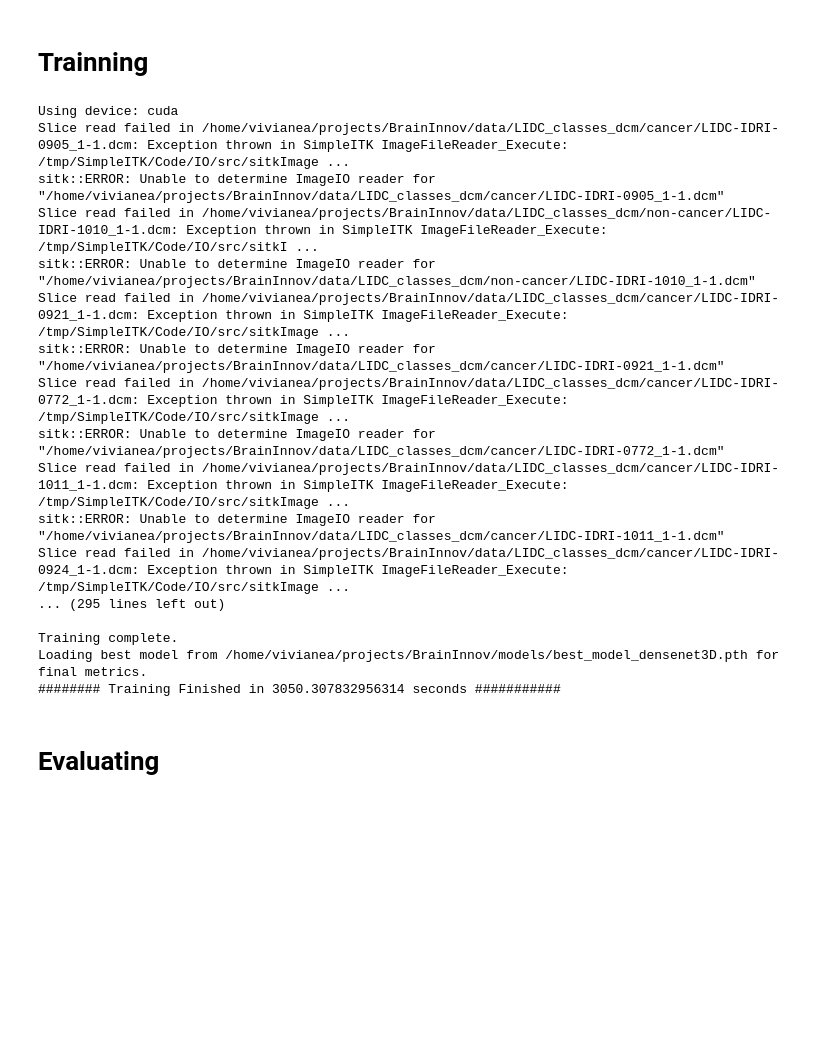
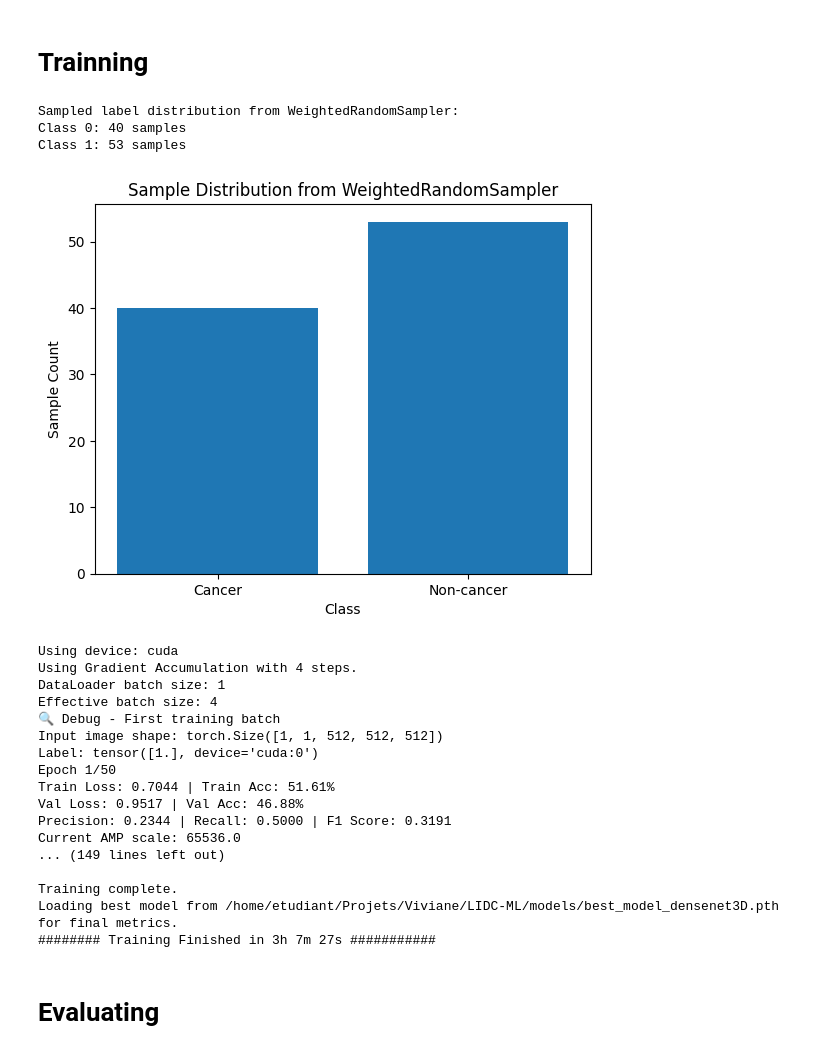
Before and after one commit to vivialves/lidc_ml, a Jupyter notebook: notebooks_3D/densenet_V1_full_3D.ipynb, the cells around one changed output. Saved outputs shown, nothing was run; the diff lists cells and outputs as text; code cells hidden in the pictures; blank space fills up the shorter version.

```diff
--- a/notebooks_3D/densenet_V1_full_3D.ipynb
+++ b/notebooks_3D/densenet_V1_full_3D.ipynb
@@ -326,6 +372,37 @@ Estimated Total Size (MB): 843.67
 ====================================================================================================
 # %% [markdown]
 # Trainning
+# %%
+from collections import Counter
+import matplotlib.pyplot as plt
+
+# Collect labels from one full pass through the train_loader
+sampled_labels = []
+
+for i, (img, label) in enumerate(train_loader):
+    sampled_labels.extend(label.cpu().numpy().astype(int))  # Convert to int (0 or 1)
+    if i >= len(train_loader):  # Only loop once through the loader
+        break
+
+# Count label occurrences
+label_counts = Counter(sampled_labels)
+
+# Print result
+print("Sampled label distribution from WeightedRandomSampler:")
+for label in sorted(label_counts.keys()):
+    print(f"Class {label}: {label_counts[label]} samples")
+
+# Optional: plot
+plt.bar(label_counts.keys(), label_counts.values(), tick_label=["Non-cancer", "Cancer"])
+plt.xlabel("Class")
+plt.ylabel("Sample Count")
+plt.title("Sample Distribution from WeightedRandomSampler")
+plt.show()
+# %% [output]
+Sampled label distribution from WeightedRandomSampler:
+Class 0: 40 samples
+Class 1: 53 samples
+[figure, added]
 # %%
 def train_model(model, train_loader, val_loader, criterion, optimizer, num_epochs, num_classes, patience, path_model):
     train_losses = []
@@ -461,28 +618,32 @@ def train_model(model, train_loader, val_loader, criterion, optimizer, num_epoch
 # %%
 t1 = time.time()
 print(f"Using device: {device}")
-train_losses, val_losses, train_accuracies, val_accuracies, conf_matrix = train_model(
+train_losses, val_losses, train_accuracies, val_accuracies, conf_matrix, final_conf_matrix = train_model(
     model, train_loader, val_loader, criterion, optimizer, num_epochs=EPOCHS, num_classes=NUM_CLASSES, patience=PATIENCE_COUNTER, path_model=PATH_MODEL)
 
-print("######## Training Finished in {} seconds ###########".format(time.time()-t1))
+elapsed = time.time() - t1
+hours, rem = divmod(elapsed, 3600)
+minutes, seconds = divmod(rem, 60)
+
+print(f"######## Training Finished in {int(hours)}h {int(minutes)}m {int(seconds)}s ###########")
 # %% [output]
 Using device: cuda
-Slice read failed in /home/vivianea/projects/BrainInnov/data/LIDC_classes_dcm/cancer/LIDC-IDRI-0905_1-1.dcm: Exception thrown in SimpleITK ImageFileReader_Execute: /tmp/SimpleITK/Code/IO/src/sitkImage ...
-sitk::ERROR: Unable to determine ImageIO reader for "/home/vivianea/projects/BrainInnov/data/LIDC_classes_dcm/cancer/LIDC-IDRI-0905_1-1.dcm"
-Slice read failed in /home/vivianea/projects/BrainInnov/data/LIDC_classes_dcm/non-cancer/LIDC-IDRI-1010_1-1.dcm: Exception thrown in SimpleITK ImageFileReader_Execute: /tmp/SimpleITK/Code/IO/src/sitkI ...
-sitk::ERROR: Unable to determine ImageIO reader for "/home/vivianea/projects/BrainInnov/data/LIDC_classes_dcm/non-cancer/LIDC-IDRI-1010_1-1.dcm"
-Slice read failed in /home/vivianea/projects/BrainInnov/data/LIDC_classes_dcm/cancer/LIDC-IDRI-0921_1-1.dcm: Exception thrown in SimpleITK ImageFileReader_Execute: /tmp/SimpleITK/Code/IO/src/sitkImage ...
-sitk::ERROR: Unable to determine ImageIO reader for "/home/vivianea/projects/BrainInnov/data/LIDC_classes_dcm/cancer/LIDC-IDRI-0921_1-1.dcm"
-Slice read failed in /home/vivianea/projects/BrainInnov/data/LIDC_classes_dcm/cancer/LIDC-IDRI-0772_1-1.dcm: Exception thrown in SimpleITK ImageFileReader_Execute: /tmp/SimpleITK/Code/IO/src/sitkImage ...
-sitk::ERROR: Unable to determine ImageIO reader for "/home/vivianea/projects/BrainInnov/data/LIDC_classes_dcm/cancer/LIDC-IDRI-0772_1-1.dcm"
-Slice read failed in /home/vivianea/projects/BrainInnov/data/LIDC_classes_dcm/cancer/LIDC-IDRI-1011_1-1.dcm: Exception thrown in SimpleITK ImageFileReader_Execute: /tmp/SimpleITK/Code/IO/src/sitkImage ...
-sitk::ERROR: Unable to determine ImageIO reader for "/home/vivianea/projects/BrainInnov/data/LIDC_classes_dcm/cancer/LIDC-IDRI-1011_1-1.dcm"
-Slice read failed in /home/vivianea/projects/BrainInnov/data/LIDC_classes_dcm/cancer/LIDC-IDRI-0924_1-1.dcm: Exception thrown in SimpleITK ImageFileReader_Execute: /tmp/SimpleITK/Code/IO/src/sitkImage ...
-... (295 lines left out)
+Using Gradient Accumulation with 4 steps.
+DataLoader batch size: 1
+Effective batch size: 4
+🔍 Debug - First training batch
+Input image shape: torch.Size([1, 1, 512, 512, 512])
+Label: tensor([1.], device='cuda:0')
+Epoch 1/50
+Train Loss: 0.7044 | Train Acc: 51.61%
+Val Loss: 0.9517 | Val Acc: 46.88%
+Precision: 0.2344 | Recall: 0.5000 | F1 Score: 0.3191
+Current AMP scale: 65536.0
+... (149 lines left out)
 
 Training complete.
-Loading best model from /home/vivianea/projects/BrainInnov/models/best_model_densenet3D.pth for final metrics.
-######## Training Finished in 3050.307832956314 seconds ###########
+Loading best model from /home/etudiant/Projets/Viviane/LIDC-ML/models/best_model_densenet3D.pth for final metrics.
+######## Training Finished in 3h 7m 27s ###########
 # %% [markdown]
 # Evaluating
 # %% [markdown]
```
Also changed, not shown: parts of 24 cells of this notebook, 1 other file.
